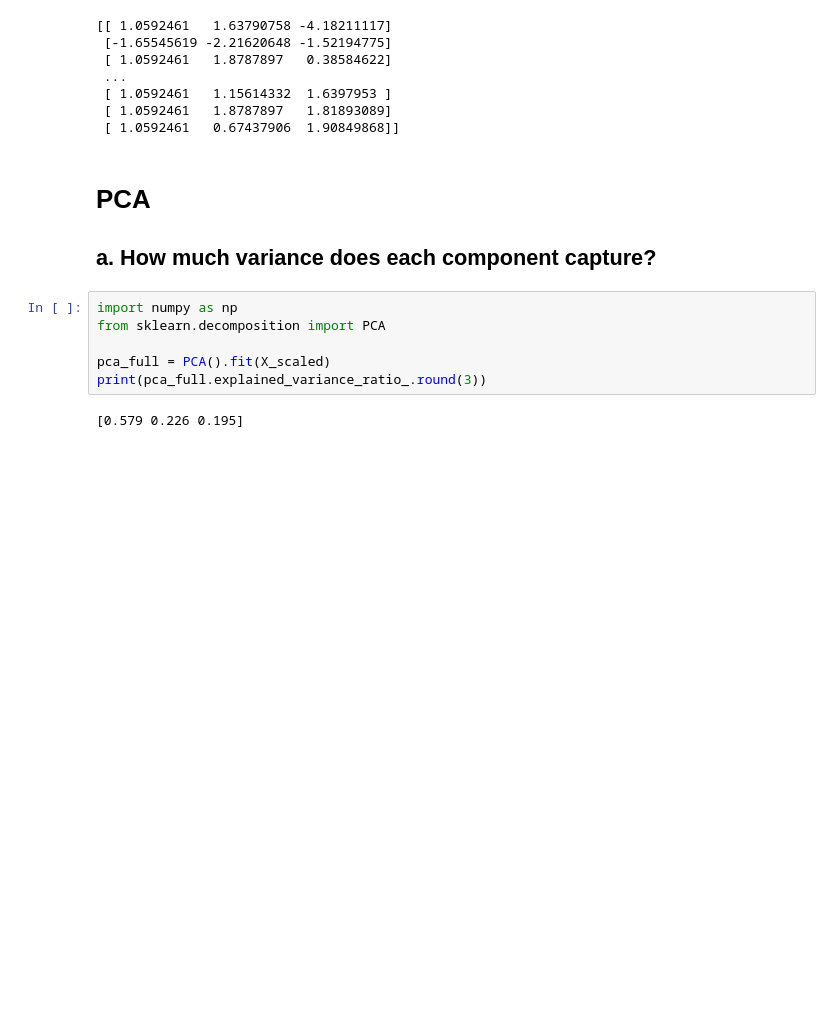
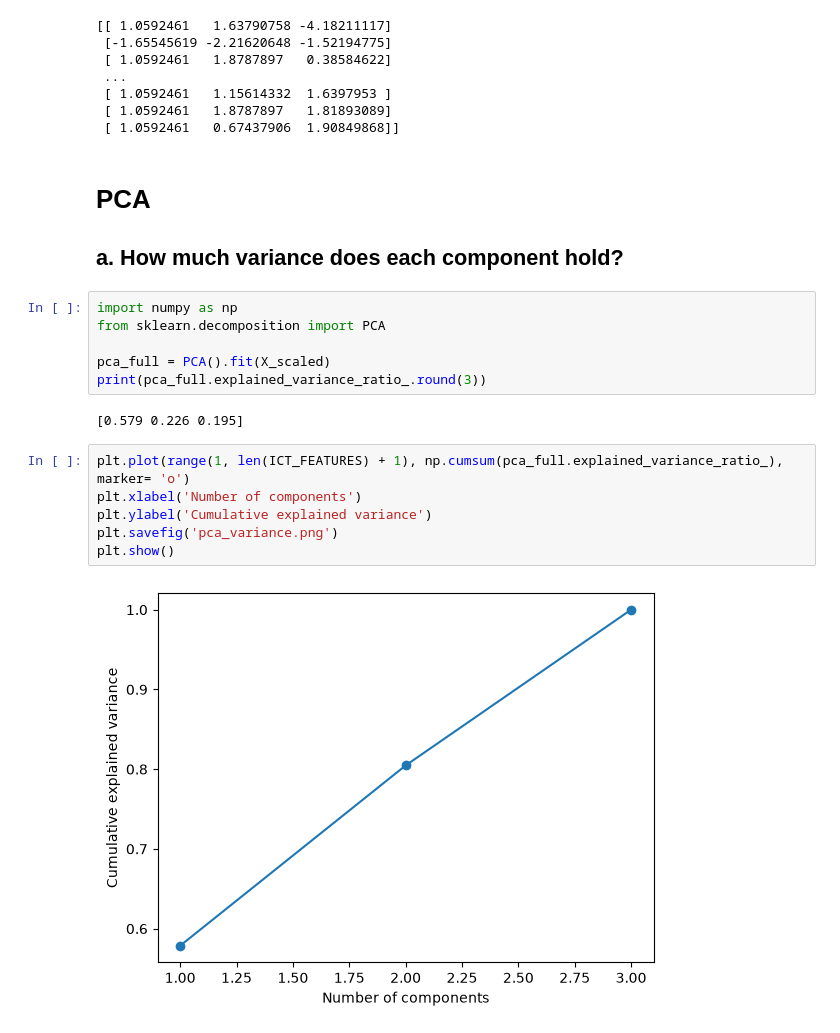
Before and after one commit to Kenchan-paradise/messy-data-eda, a Jupyter notebook: notebook.ipynb, the cells around one changed output. Cells and saved outputs as stored; diff of their text form; blank space fills up the shorter version.

Commit message:
PCA variance each component holds revealed

```diff
--- a/notebook.ipynb
+++ b/notebook.ipynb
@@ -290,7 +290,7 @@ print(X_scaled)
  [ 1.0592461   0.67437906  1.90849868]]
 # %% [markdown]
 # PCA
-## a. How much variance does each component capture?
+## a. How much variance does each component hold?
 # %%
 import numpy as np
 from sklearn.decomposition import PCA
@@ -299,3 +299,11 @@ pca_full = PCA().fit(X_scaled)
 print(pca_full.explained_variance_ratio_.round(3))
 # %% [output]
 [0.579 0.226 0.195]
+# %%
+plt.plot(range(1, len(ICT_FEATURES) + 1), np.cumsum(pca_full.explained_variance_ratio_), marker= 'o')
+plt.xlabel('Number of components')
+plt.ylabel('Cumulative explained variance')
+plt.savefig('pca_variance.png')
+plt.show()
+# %% [output]
+[figure, added]
```
Also changed, not shown: 2 other files.
